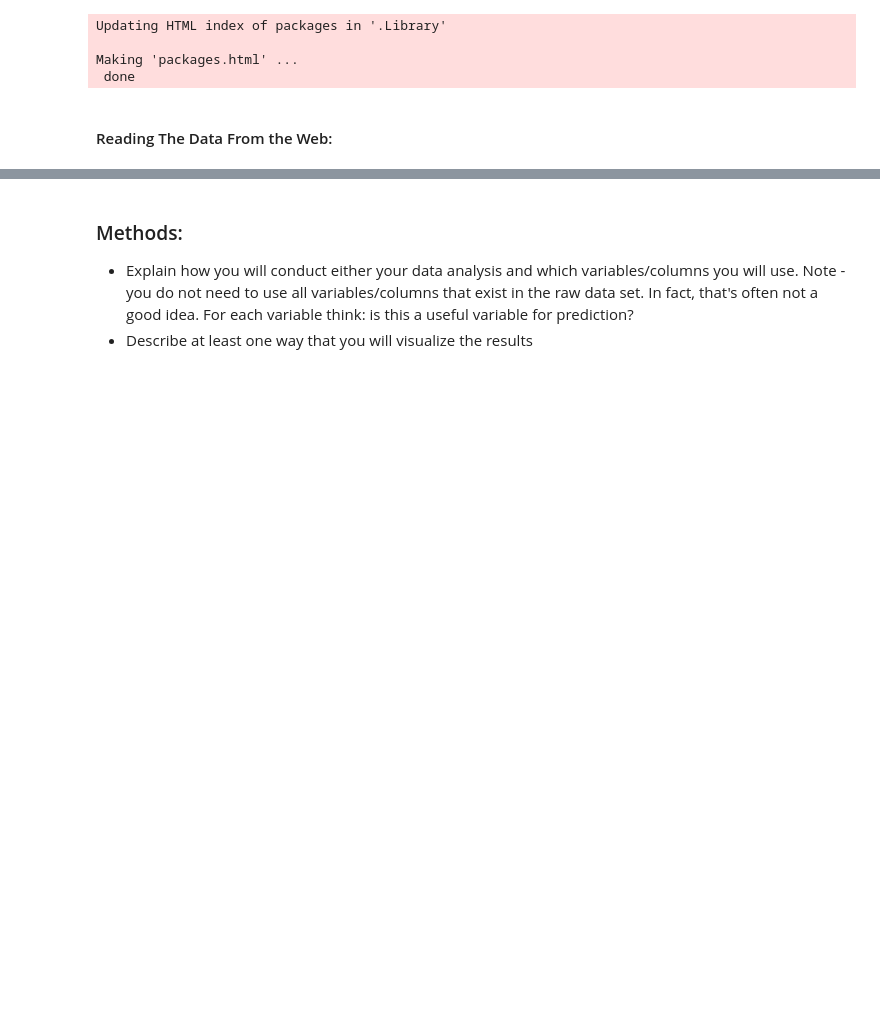
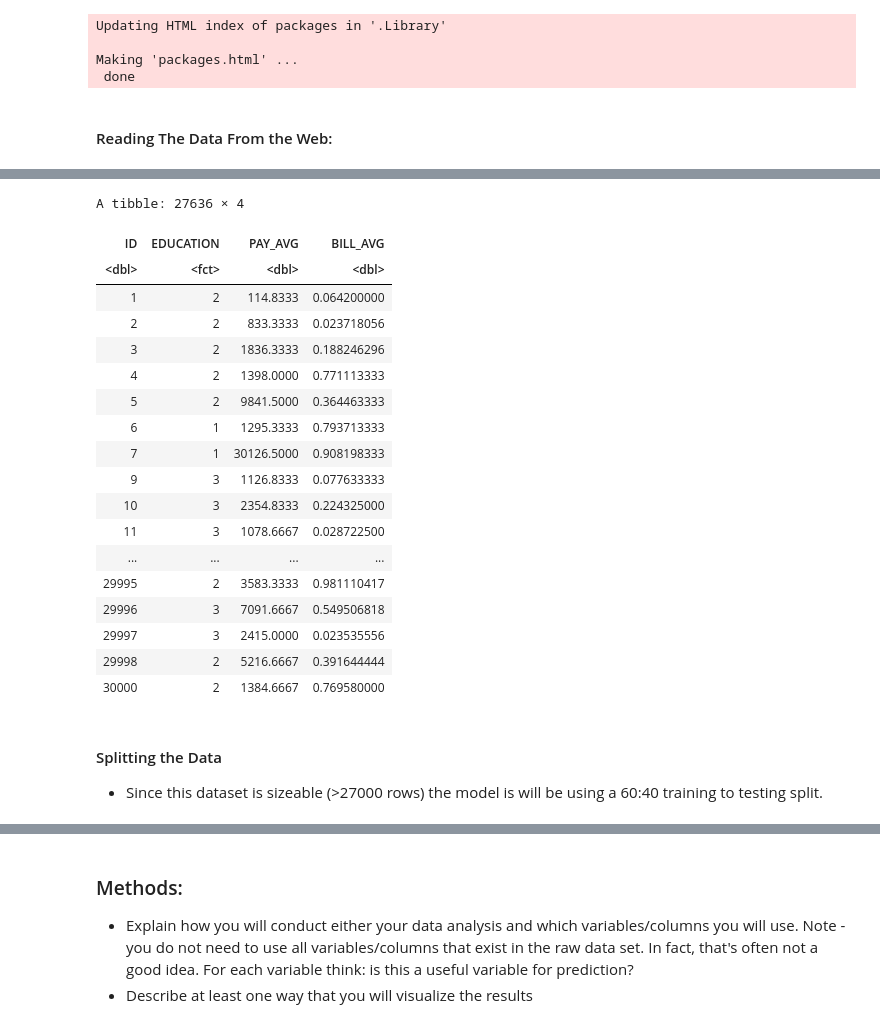
Before and after one commit to Yu-George/DSCI-100-Project, a Jupyter notebook: Proposal.ipynb, the cells around one changed output, grey strips where cells are left out. Cells and saved outputs as stored; diff of their text form; code cells hidden in the pictures; blank space fills up the shorter version.

```diff
--- a/Proposal.ipynb
+++ b/Proposal.ipynb
@@ -89,0 +51,34 @@ A tibble: 2 × 4
+# %%
+credit_rel <- credit %>%
+    select(ID, LIMIT_BAL, EDUCATION, PAY_AMT1:PAY_AMT6, BILL_AMT1:BILL_AMT6) %>%
+    filter(EDUCATION < 4, EDUCATION != 0) %>%
+    filter_all(all_vars(. >= 0)) %>%
+    mutate(PAY_AVG = (PAY_AMT1 + PAY_AMT2 + PAY_AMT3 + PAY_AMT4 + PAY_AMT5 + PAY_AMT6)/6,
+          BILL_AVG = (BILL_AMT1 + BILL_AMT2 + BILL_AMT3 + BILL_AMT4 + BILL_AMT5 + BILL_AMT6)/6,
+          BILL_AVG = BILL_AVG/LIMIT_BAL) %>%
+    select(ID,EDUCATION, PAY_AVG, BILL_AVG)
+credit_rel$EDUCATION <- as.factor(credit_rel$EDUCATION)
+credit_rel
+# %% [output]
+A tibble: 27636 × 4
+| ID | EDUCATION | PAY_AVG | BILL_AVG |
+| <dbl> | <fct> | <dbl> | <dbl> |
+| 1 | 2 | 114.8333 | 0.064200000 |
+| 2 | 2 | 833.3333 | 0.023718056 |
+| 3 | 2 | 1836.3333 | 0.188246296 |
+| 4 | 2 | 1398.0000 | 0.771113333 |
+| 5 | 2 | 9841.5000 | 0.364463333 |
+| 6 | 1 | 1295.3333 | 0.793713333 |
+| 7 | 1 | 30126.5000 | 0.908198333 |
+| 9 | 3 | 1126.8333 | 0.077633333 |
+| 10 | 3 | 2354.8333 | 0.224325000 |
+| 11 | 3 | 1078.6667 | 0.028722500 |
+| ... | ... | ... | ... |
+| 29995 | 2 | 3583.3333 | 0.981110417 |
+| 29996 | 3 | 7091.6667 | 0.549506818 |
+| 29997 | 3 | 2415.0000 | 0.023535556 |
+| 29998 | 2 | 5216.6667 | 0.391644444 |
+| 30000 | 2 | 1384.6667 | 0.769580000 |
+# %% [markdown]
+#### Splitting the Data
+- Since this dataset is sizeable (>27000 rows) the model is will be using a 60:40 training to testing split.
```
Also changed, not shown: parts of 20 cells of this notebook.
